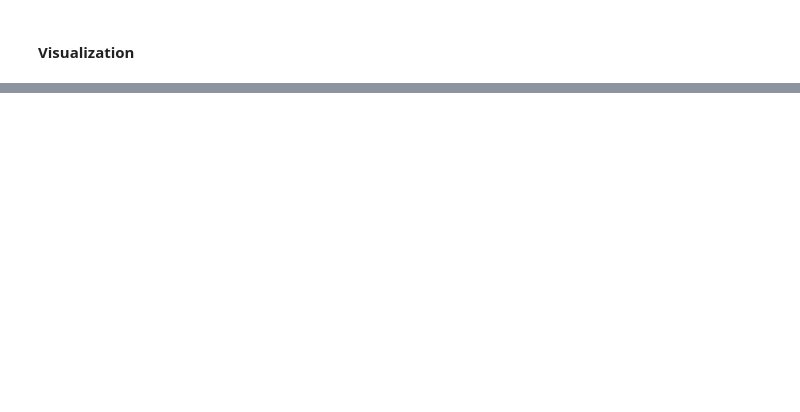
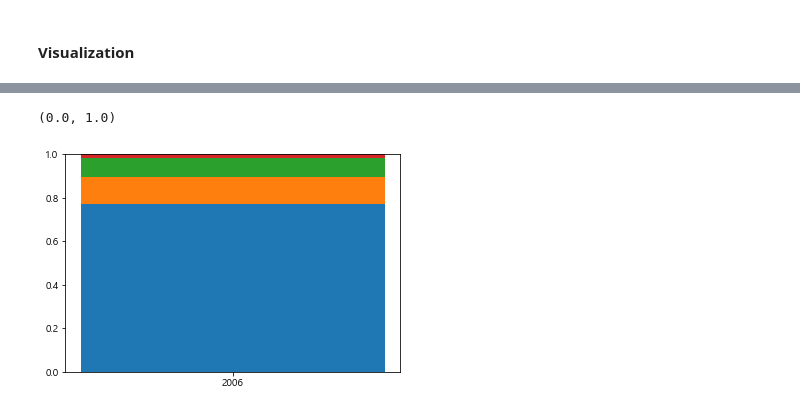
Before and after one commit to luckyspia/GAP, a Jupyter notebook: New_Aging_Survey/2. Analysis.ipynb, the cells around one changed output, grey strips where cells are left out. Cells and saved outputs as stored; diff of their text form; code cells hidden in the pictures; blank space fills up the shorter version.

```diff
--- a/New_Aging_Survey/2. Analysis.ipynb
+++ b/New_Aging_Survey/2. Analysis.ipynb
@@ -494,0 +509,9 @@ cols
+# %%
+plt.bar(x='2006',height=temp.Job.value_counts(normalize=True).values[0])
+plt.bar(x='2006',height=temp.Job.value_counts(normalize=True).values[1], bottom=temp.Job.value_counts(normalize=True).values[0])
+plt.bar(x='2006',height=temp.Job.value_counts(normalize=True).values[2], bottom=temp.Job.value_counts(normalize=True).values[0]+temp.Job.value_counts(normalize=True).values[1])
+plt.bar(x='2006',height=temp.Job.value_counts(normalize=True).values[3], bottom=temp.Job.value_counts(normalize=True).values[0]+temp.Job.value_counts(normalize=True).values[1]+temp.Job.value_counts(normalize=True).values[2])
+plt.ylim([0, 1.0])
+# %% [output]
+(0.0, 1.0)
+[figure, added]
```
Also changed, not shown: parts of 25 cells of this notebook.
